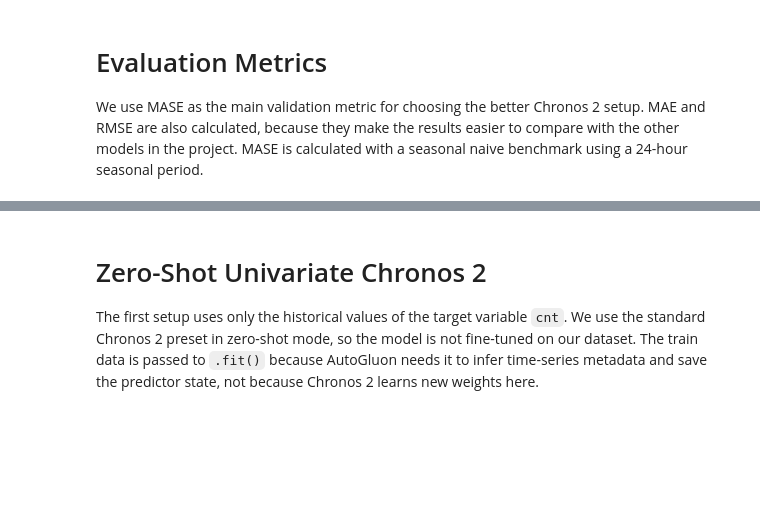
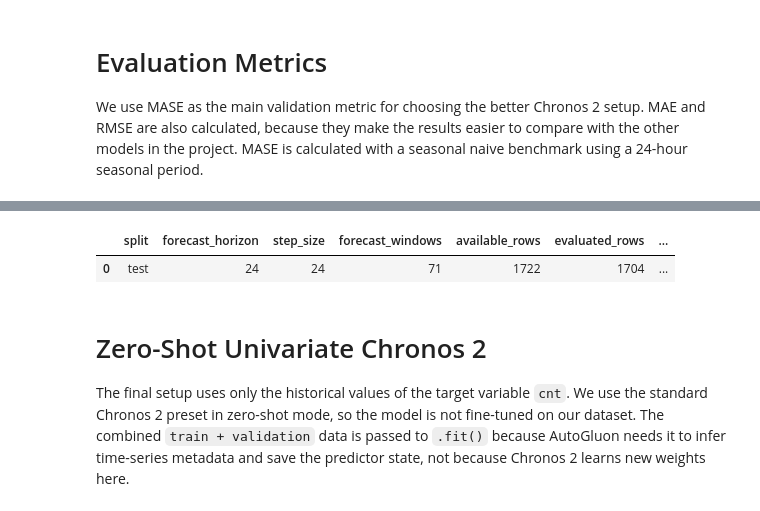
Before and after one commit to Kat-Pelka/RR_project, a Jupyter notebook: notebooks/04_fm_chronos-2.ipynb, the cells around one changed output, grey strips where cells are left out. Drawn from its saved outputs; the diff is of its cells as text; code cells hidden in the pictures; blank space fills up the shorter version.

```diff
--- a/notebooks/04_fm_chronos-2.ipynb
+++ b/notebooks/04_fm_chronos-2.ipynb
@@ -376,32 +379,23 @@ def summarize_expanding_window_setup(
         "non_evaluated_rows": [non_evaluated_rows]
     })
 # %%
-validation_window_summary = summarize_expanding_window_setup(
-    val,
-    FORECAST_HORIZON,
-    VALIDATION_STEP
-)
-
 test_window_summary = summarize_expanding_window_setup(
     test,
     FORECAST_HORIZON
 )
 
-pd.concat(
-    [
-        validation_window_summary.assign(split="validation"),
-        test_window_summary.assign(split="test")
-    ],
-    ignore_index=True
-)[[
+test_window_summary.assign(split="test")[[
     "split",
     "forecast_horizon",
     "step_size",
     "forecast_windows",
     "available_rows",
     "evaluated_rows",
     "non_evaluated_rows"
 ]]
+# %% [output]
+|  | split | forecast_horizon | step_size | forecast_windows | available_rows | evaluated_rows | ... |
+| 0 | test | 24 | 24 | 71 | 1722 | 1704 | ... |
 # %%
 def extract_point_forecast(
     predictions,
@@ -542,7 +506,7 @@ def evaluate_expanding_window_results(
 # %% [markdown]
 # Zero-Shot Univariate Chronos 2
 
-The first setup uses only the historical values of the target variable `cnt`. We use the standard Chronos 2 preset in zero-shot mode, so the model is not fine-tuned on our dataset. The train data is passed to `.fit()` because AutoGluon needs it to infer time-series metadata and save the predictor state, not because Chronos 2 learns new weights here.
+The final setup uses only the historical values of the target variable `cnt`. We use the standard Chronos 2 preset in zero-shot mode, so the model is not fine-tuned on our dataset. The combined `train + validation` data is passed to `.fit()` because AutoGluon needs it to infer time-series metadata and save the predictor state, not because Chronos 2 learns new weights here.
 # %%
 CHRONOS_PRESET = "chronos2"
 
```
Also changed, not shown: parts of 34 cells of this notebook.
